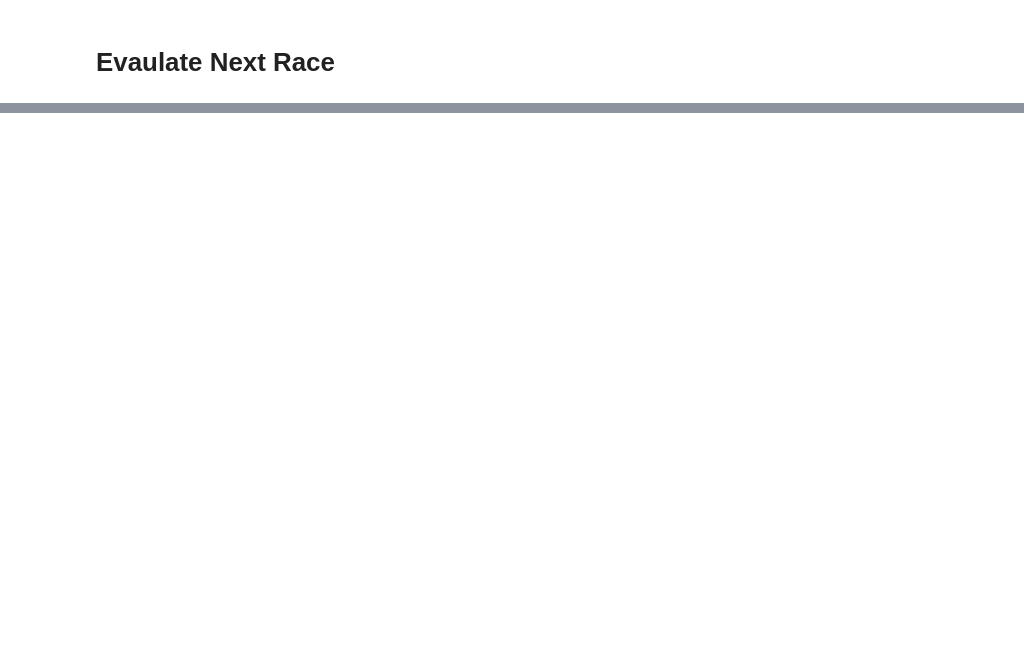
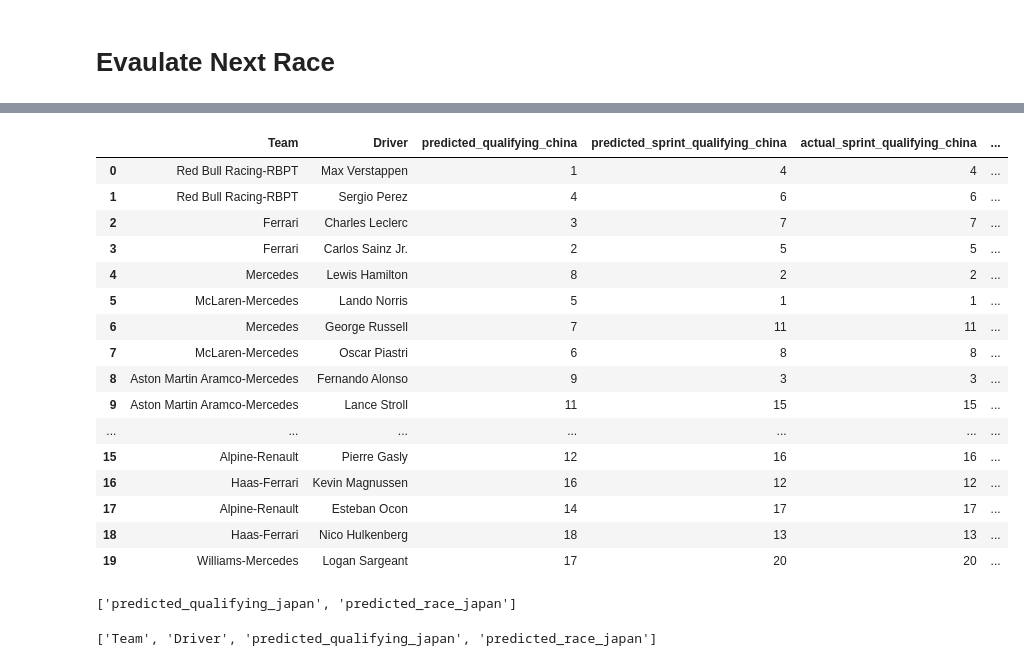
Before and after one commit to iamcalebjones/formula_1_fantasy, a Jupyter notebook: prediction_analysis.ipynb, the cells around one changed output, grey strips where cells are left out. Saved outputs shown, nothing was run; the diff lists cells and outputs as text; code cells hidden in the pictures; blank space fills up the shorter version.

Commit message:
added sprint race to prediction scoring, updated predicitons for china grand prix weekend

```diff
--- a/prediction_analysis.ipynb
+++ b/prediction_analysis.ipynb
@@ -189,0 +212,24 @@ Remaining Cost Cap: 0.7
+# %%
+weekend_df
+# %% [output]
+|  | Team | Driver | predicted_qualifying_china | predicted_sprint_qualifying_china | actual_sprint_qualifying_china | ... |
+| 0 | Red Bull Racing-RBPT | Max Verstappen | 1 | 4 | 4 | ... |
+| 1 | Red Bull Racing-RBPT | Sergio Perez | 4 | 6 | 6 | ... |
+| 2 | Ferrari | Charles Leclerc | 3 | 7 | 7 | ... |
+| 3 | Ferrari | Carlos Sainz Jr. | 2 | 5 | 5 | ... |
+| 4 | Mercedes | Lewis Hamilton | 8 | 2 | 2 | ... |
+| 5 | McLaren-Mercedes | Lando Norris | 5 | 1 | 1 | ... |
+| 6 | Mercedes | George Russell | 7 | 11 | 11 | ... |
+| 7 | McLaren-Mercedes | Oscar Piastri | 6 | 8 | 8 | ... |
+| 8 | Aston Martin Aramco-Mercedes | Fernando Alonso | 9 | 3 | 3 | ... |
+| 9 | Aston Martin Aramco-Mercedes | Lance Stroll | 11 | 15 | 15 | ... |
+| ... | ... | ... | ... | ... | ... | ... |
+| 15 | Alpine-Renault | Pierre Gasly | 12 | 16 | 16 | ... |
+| 16 | Haas-Ferrari | Kevin Magnussen | 16 | 12 | 12 | ... |
+| 17 | Alpine-Renault | Esteban Ocon | 14 | 17 | 17 | ... |
+| 18 | Haas-Ferrari | Nico Hulkenberg | 18 | 13 | 13 | ... |
+| 19 | Williams-Mercedes | Logan Sargeant | 17 | 20 | 20 | ... |
+# %%
+[x for x in weekend_df.columns if 'predicted' in x]
+# %% [output]
+['predicted_qualifying_japan', 'predicted_race_japan']
@@ -189,0 +239,4 @@ Remaining Cost Cap: 0.7
+# %%
+cols
+# %% [output]
+['Team', 'Driver', 'predicted_qualifying_japan', 'predicted_race_japan']
```
Also changed, not shown: parts of 21 cells of this notebook, 1 other file.
